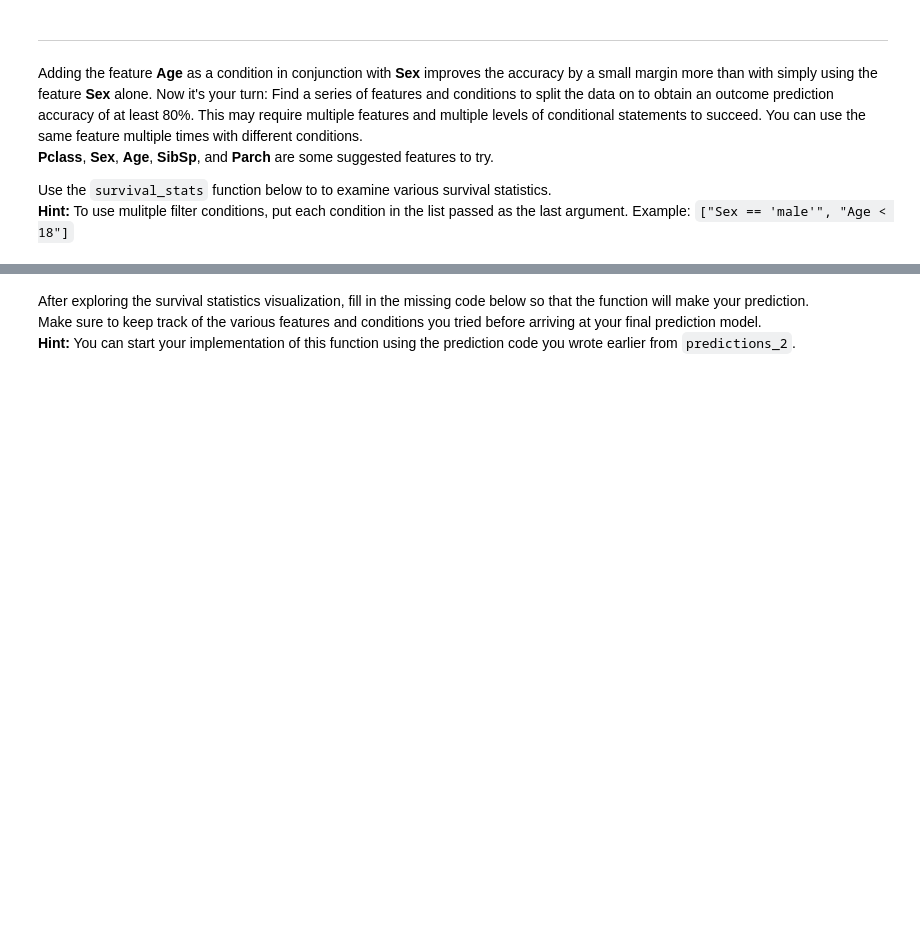
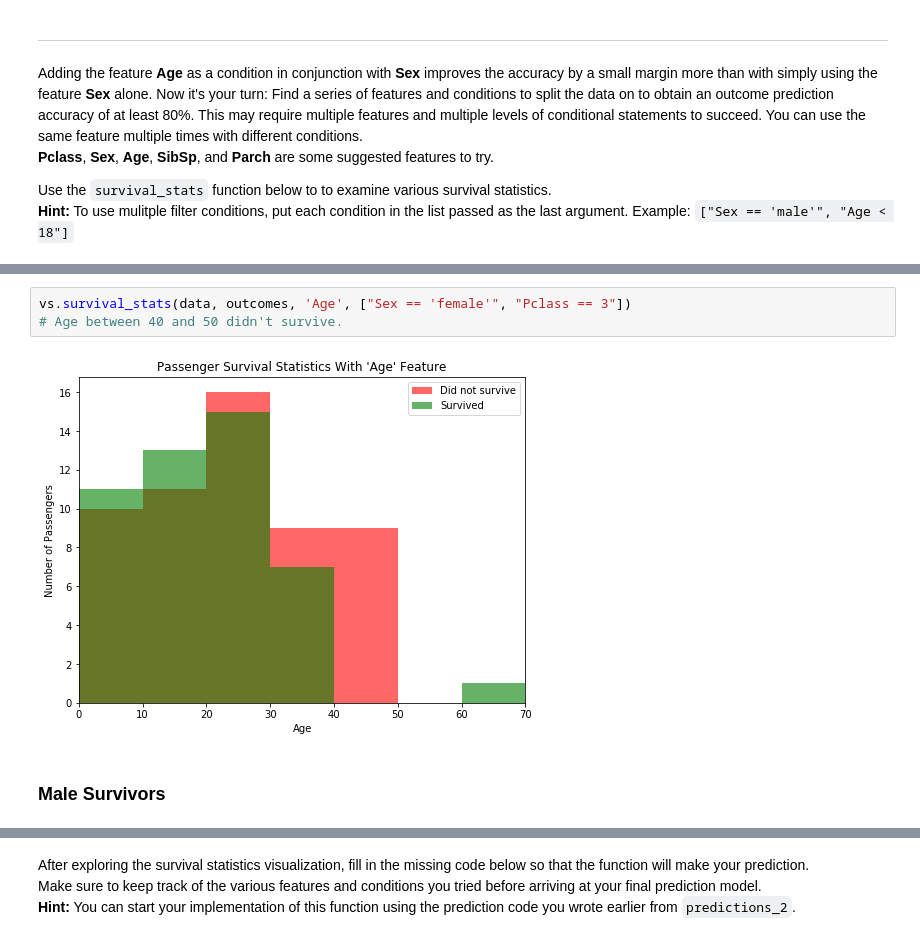
Before and after one commit to racksen/machine-learning, a Jupyter notebook: projects/titanic_survival_exploration/titanic_survival_exploration.ipynb, the cells around one changed output, grey strips where cells are left out. Saved outputs shown, nothing was run; the diff lists cells and outputs as text; blank space fills up the shorter version.

```diff
--- a/projects/titanic_survival_exploration/titanic_survival_exploration.ipynb
+++ b/projects/titanic_survival_exploration/titanic_survival_exploration.ipynb
@@ -232,0 +223,7 @@ Use the `survival_stats` function below to to examine various survival statistic
+# %%
+vs.survival_stats(data, outcomes, 'Age', ["Sex == 'female'", "Pclass == 3"])
+# Age between 40 and 50 didn't survive.
+# %% [output]
+[figure, added]
+# %% [markdown]
+### Male Survivors
```
Also changed, not shown: parts of 13 cells of this notebook, 1 other file.
